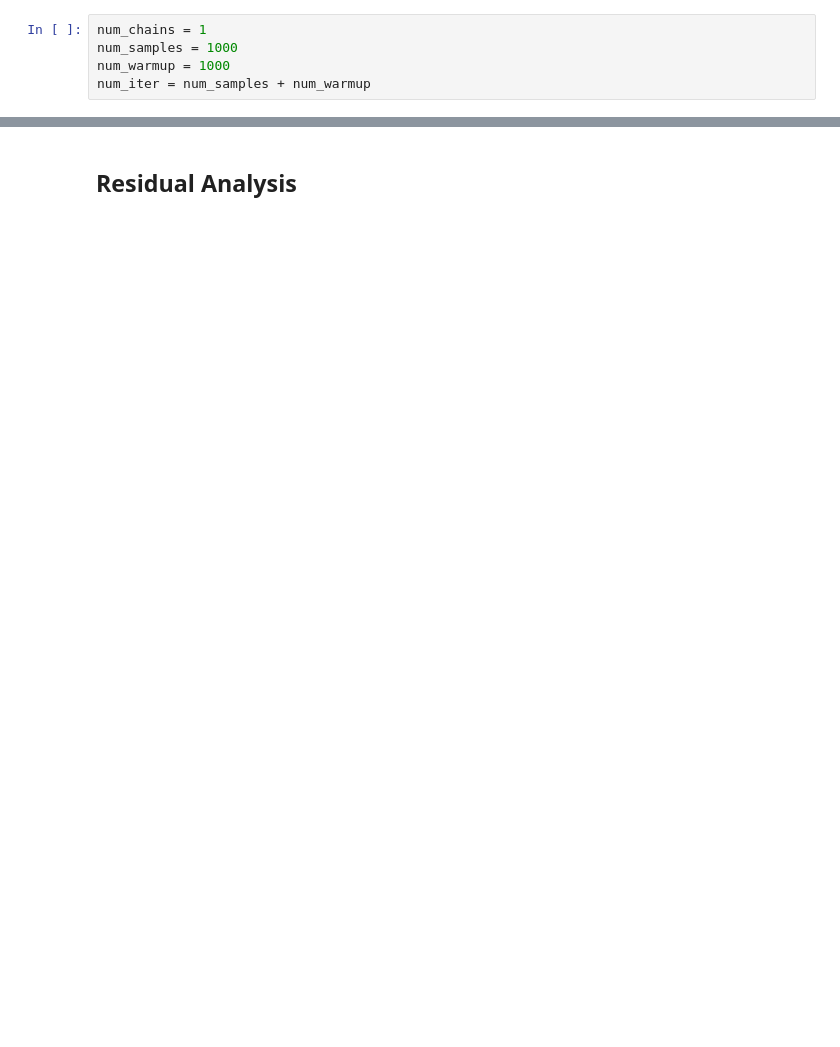
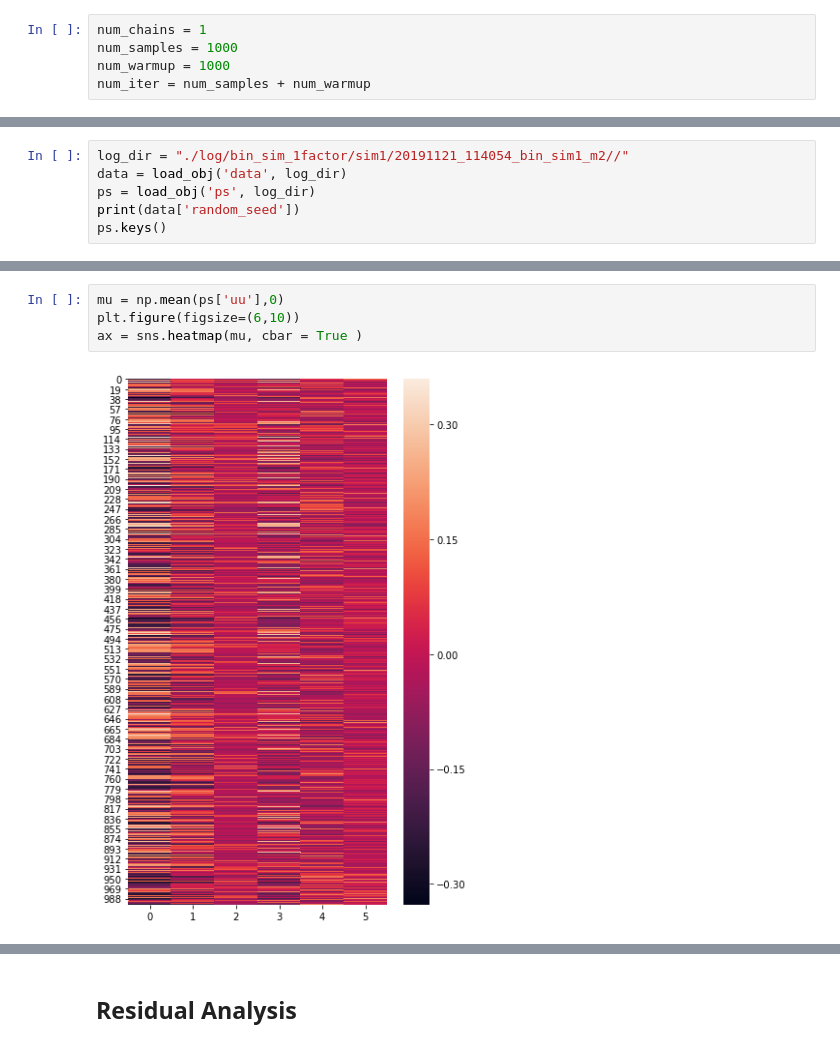
Before and after one commit to bayesways/bayes-sem, a Jupyter notebook: src/4.1.Simulation-Binary-Data.ipynb, the cells around one changed output, grey strips where cells are left out. Saved outputs shown, nothing was run; the diff lists cells and outputs as text; blank space fills up the shorter version.

```diff
--- a/src/4.1.Simulation-Binary-Data.ipynb
+++ b/src/4.1.Simulation-Binary-Data.ipynb
@@ -117,0 +39,6 @@ array([[ 1. ,  0.3,  0.3,  0.1, -0.1,  0.1],
+# %%
+log_dir = "./log/bin_sim_1factor/sim1/20191121_114054_bin_sim1_m2//"
+data = load_obj('data', log_dir)
+ps = load_obj('ps', log_dir)
+print(data['random_seed'])
+ps.keys()
@@ -150,0 +82,6 @@ layout.cols(2)
+# %%
+mu = np.mean(ps['uu'],0)
+plt.figure(figsize=(6,10))
+ax = sns.heatmap(mu, cbar = True )
+# %% [output]
+[figure, added]
```
Also changed, not shown: parts of 29 cells of this notebook, 2 other files.
